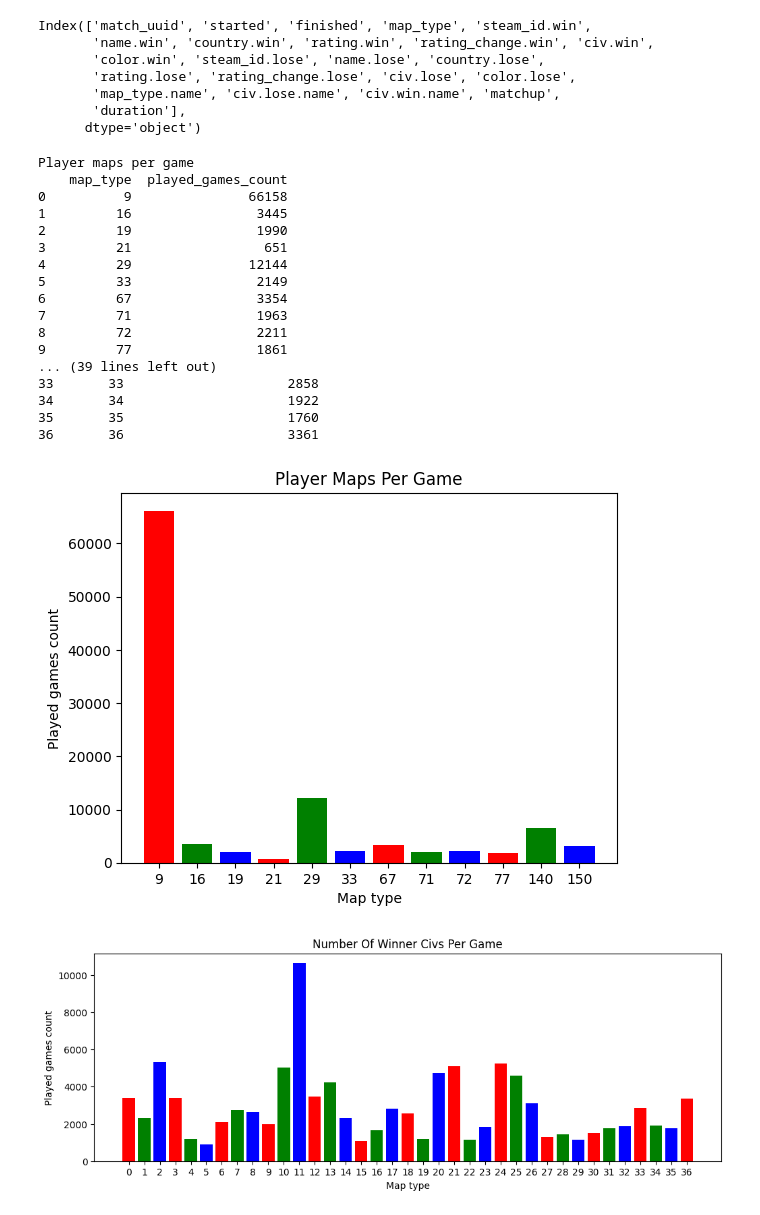
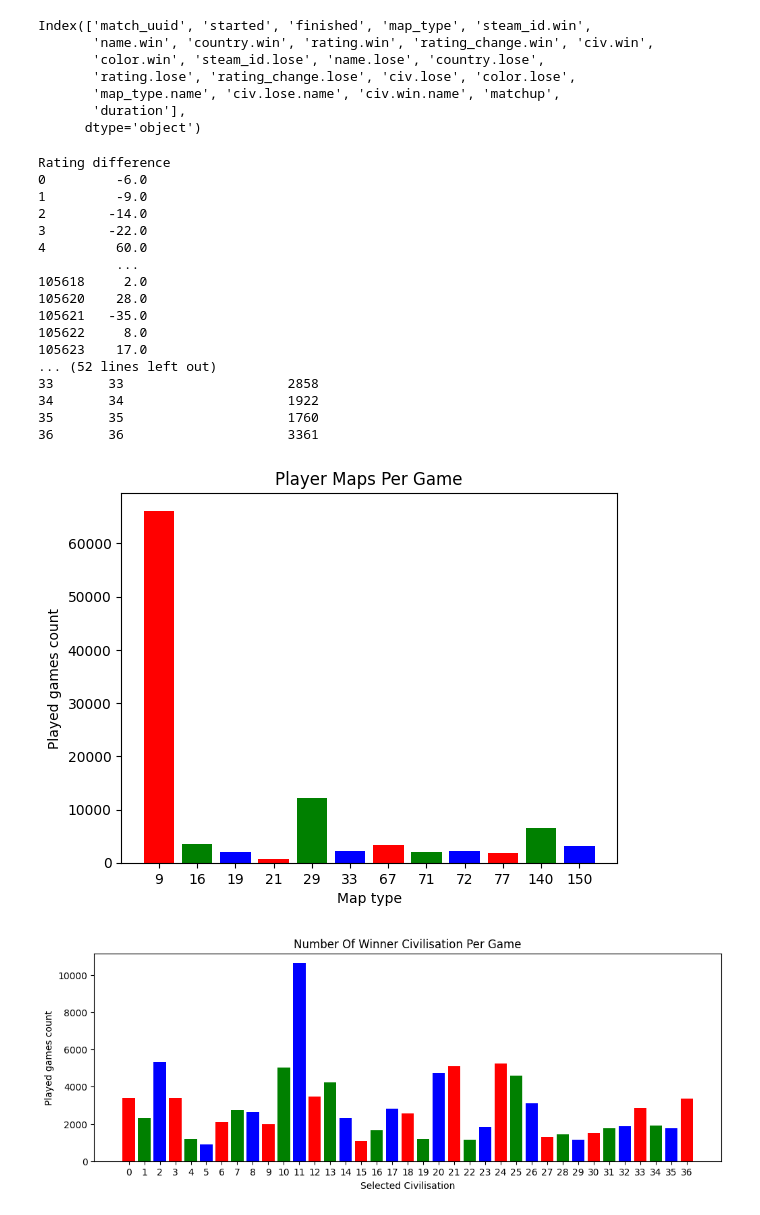
Before and after one commit to denizsecmen/AOEII-AI-Prediction, a Jupyter notebook: Main.ipynb, the cells around one changed output. Cells and saved outputs as stored; diff of their text form; code cells hidden in the pictures.

```diff
--- a/Main.ipynb
+++ b/Main.ipynb
@@ -23,25 +23,29 @@ Index(['match_uuid', 'started', 'finished', 'map_type', 'steam_id.win',
 # %%
 played_maps = data.groupby("map_type").size().reset_index(name="played_games_count")
 civ_winner = data.groupby("civ.win").size().reset_index(name="civilisation_name_count")
+rating_diff= data[["rating.win","rating.lose"]].apply(lambda x:x["rating.win"]-x["rating.lose"],axis=1)
+rating_diff=rating_diff[np.isnan(rating_diff)==False]
+print("Rating difference")
+print(rating_diff)
 print("Player maps per game")
 print(played_maps)
 print("\n")
 print("Civilisation per game")
 print(civ_winner)
 # %% [output]
-Player maps per game
-    map_type  played_games_count
-0          9               66158
-1         16                3445
-2         19                1990
-3         21                 651
-4         29               12144
-5         33                2149
-6         67                3354
-7         71                1963
-8         72                2211
-9         77                1861
-... (39 lines left out)
+Rating difference
+0         -6.0
+1         -9.0
+2        -14.0
+3        -22.0
+4         60.0
+          ...
+105618     2.0
+105620    28.0
+105621   -35.0
+105622     8.0
+105623    17.0
+... (52 lines left out)
 33       33                     2858
 34       34                     1922
 35       35                     1760
@@ -49,15 +53,15 @@ Player maps per game
 # %%
 plt.bar(x=played_maps["map_type"].astype(str),height=played_maps["played_games_count"],color=["red","green","blue",])
 plt.title("Player Maps Per Game")
 plt.xlabel("Map type")
 plt.ylabel("Played games count")
 plt.show()
 plt.figure(figsize=(12,4))
 plt.bar(x=civ_winner["civ.win"].astype(str),height=civ_winner["civilisation_name_count"],color=["red","green","blue",])
-plt.title("Number Of Winner Civs Per Game")
-plt.xlabel("Map type")
+plt.title("Number Of Winner Civilisation Per Game")
+plt.xlabel("Selected Civilisation")
 plt.ylabel("Played games count")
 plt.show()
 # %% [output]
 [figure]
-[figure, old version]
+[figure, new version]
```
Also changed, not shown: parts of 1 cell of this notebook.
